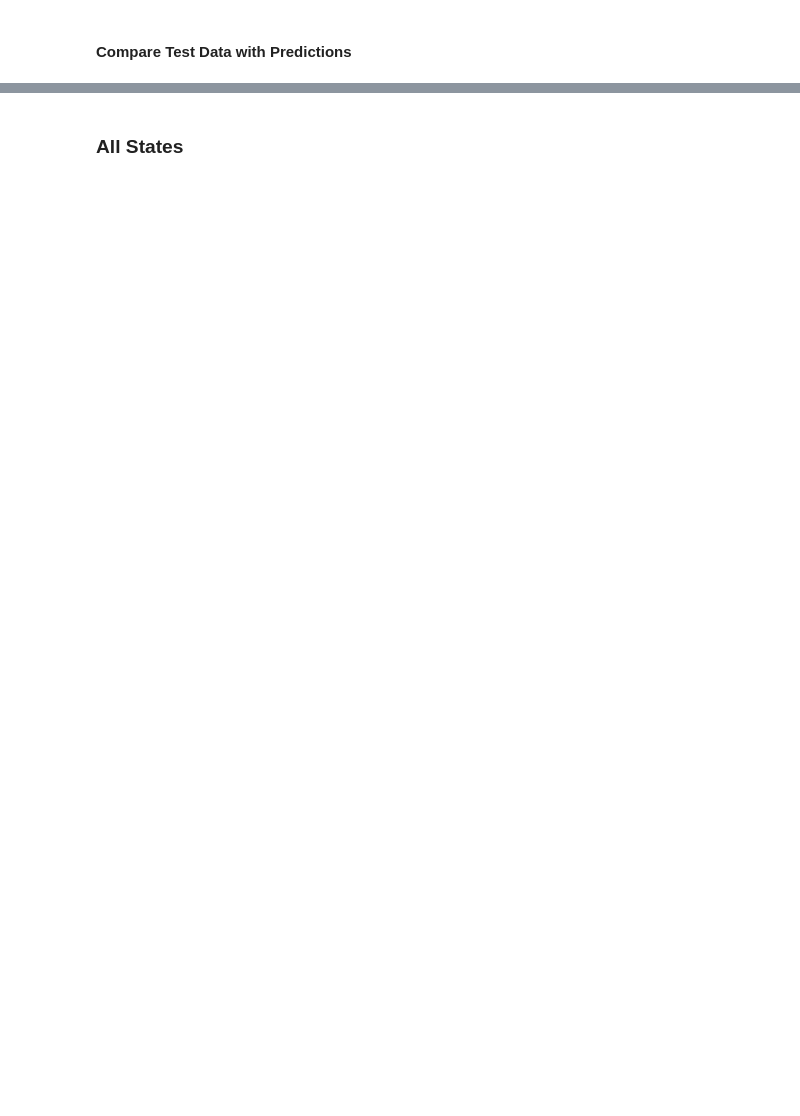
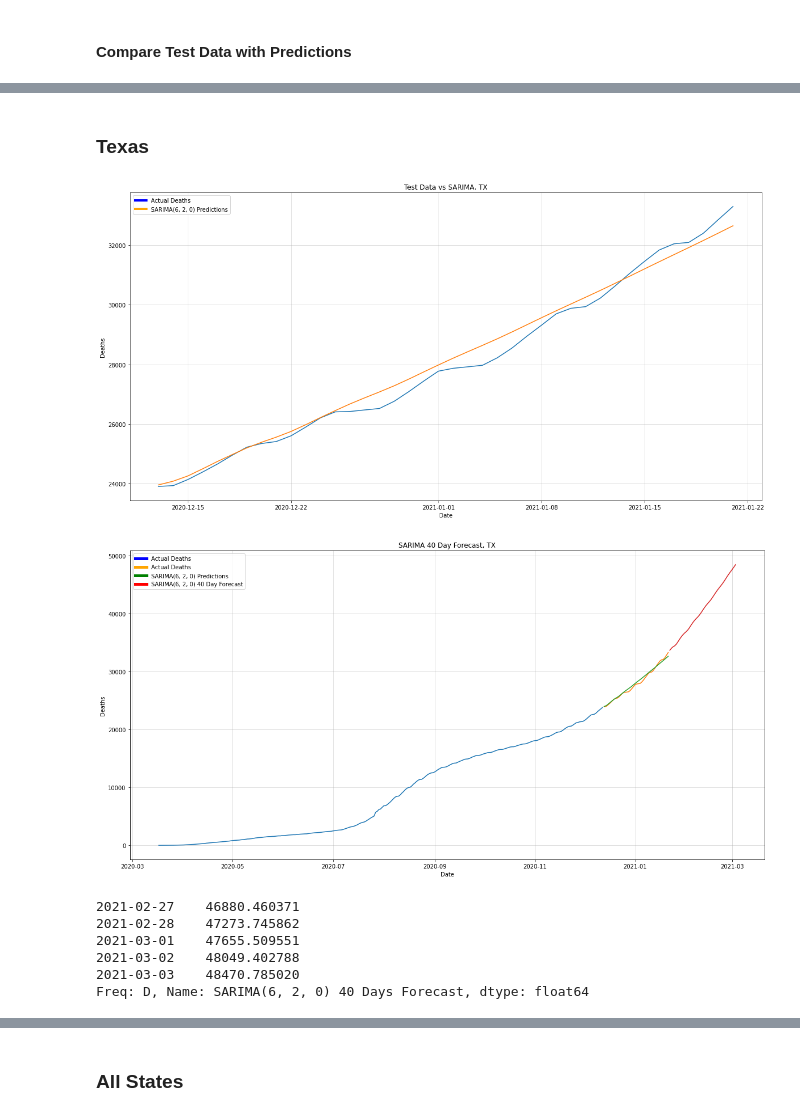
Before and after one commit to JosephDenney/Covid_Analysis, a Jupyter notebook: EDA_Notebook.ipynb, the cells around one changed output, grey strips where cells are left out. Cells and saved outputs as stored; diff of their text form; code cells hidden in the pictures; blank space fills up the shorter version.

```diff
--- a/EDA_Notebook.ipynb
+++ b/EDA_Notebook.ipynb
@@ -695,0 +780,2 @@ cas_state(df_states,'CA',30)
+# %%
+pio.templates.default = "plotly_dark"
@@ -695,0 +895,13 @@ cas_state(df_states,'CA',30)
+# %% [markdown]
+### Texas
+# %%
+cas_state(df_states=df_states,state_postal_code='TX',days=40) # custom built function in Cust_Func.py
+# %% [output]
+[figure, added]
+[figure, added]
+2021-02-27    46880.460371
+2021-02-28    47273.745862
+2021-03-01    47655.509551
+2021-03-02    48049.402788
+2021-03-03    48470.785020
+Freq: D, Name: SARIMA(6, 2, 0) 40 Days Forecast, dtype: float64
```
Also changed, not shown: parts of 98 cells of this notebook, 2 other files.
